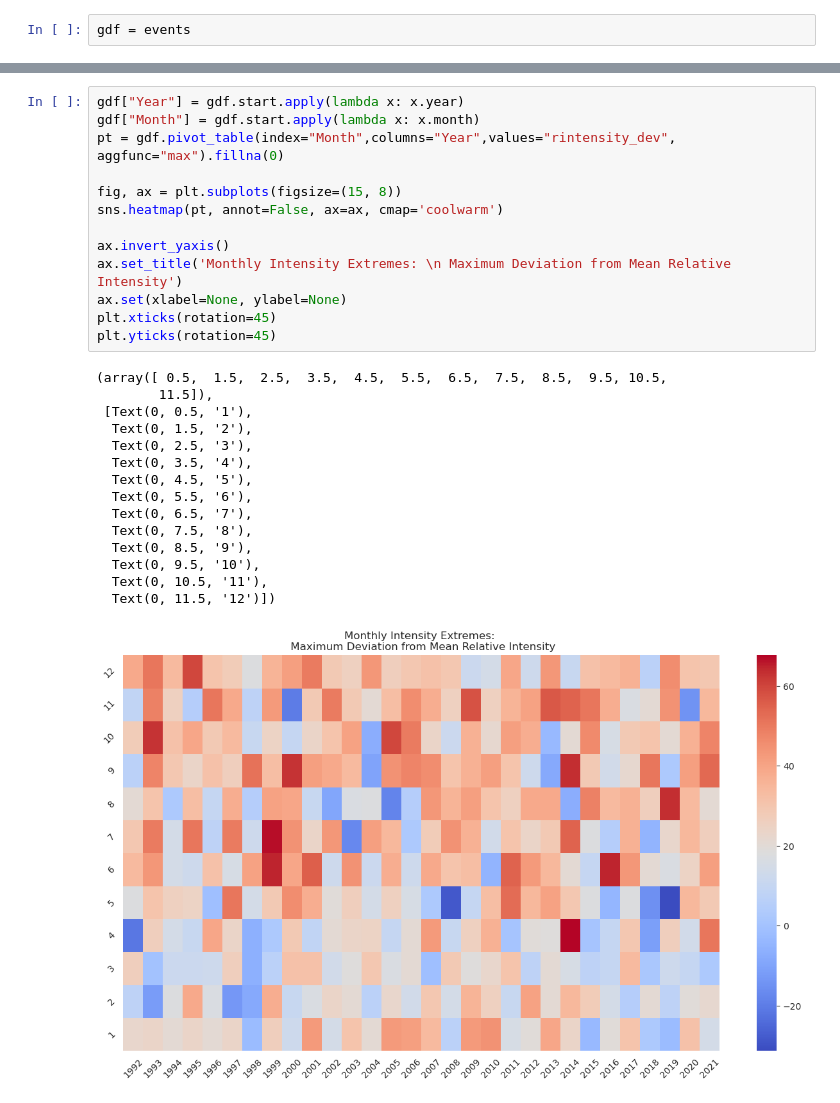
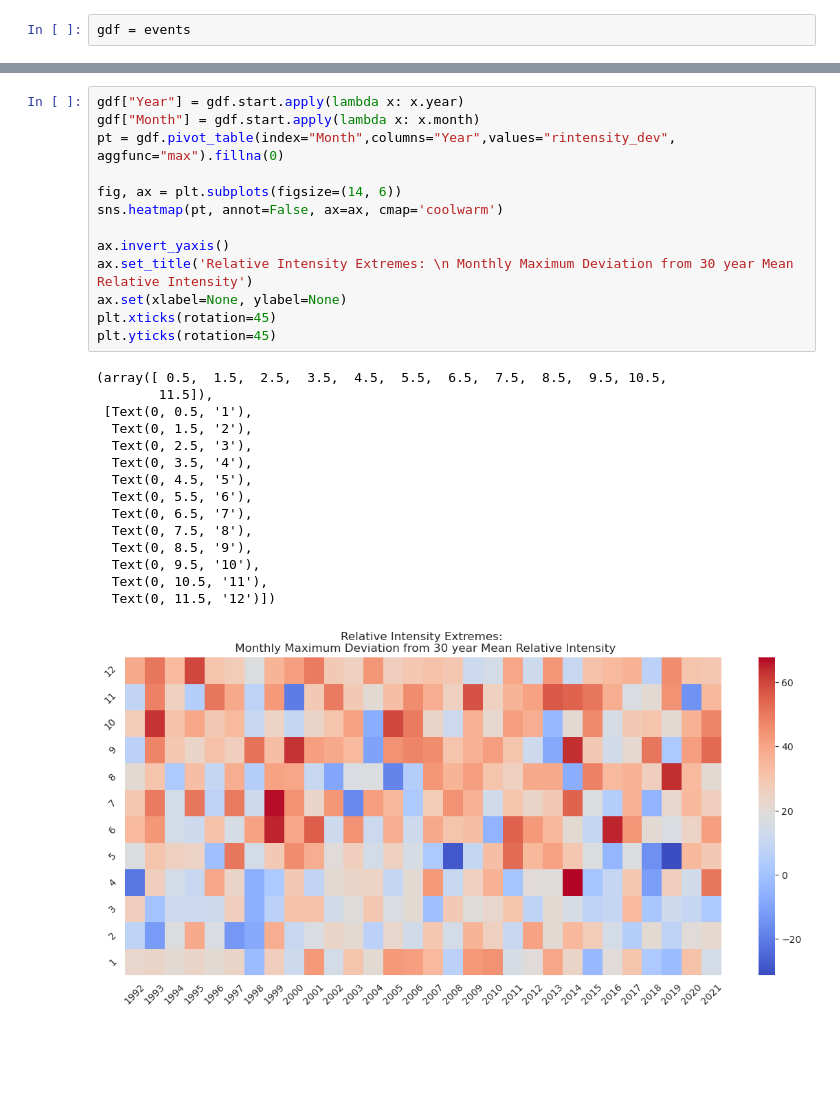
Before and after one commit to ua-snap/ar_avalanche, a Jupyter notebook: AR_QC.ipynb, the cells around one changed output, grey strips where cells are left out. Drawn from its saved outputs; the diff is of its cells as text; blank space fills up the shorter version.

```diff
--- a/AR_QC.ipynb
+++ b/AR_QC.ipynb
@@ -229,29 +270,29 @@ Name: rintensity_dev, Length: 1802, dtype: float64
 # %%
 gdf["Year"] = gdf.start.apply(lambda x: x.year)
 gdf["Month"] = gdf.start.apply(lambda x: x.month)
 pt = gdf.pivot_table(index="Month",columns="Year",values="rintensity_dev", aggfunc="max").fillna(0)
 
-fig, ax = plt.subplots(figsize=(15, 8))
+fig, ax = plt.subplots(figsize=(14, 6))
 sns.heatmap(pt, annot=False, ax=ax, cmap='coolwarm')
 
 ax.invert_yaxis()
-ax.set_title('Monthly Intensity Extremes: \n Maximum Deviation from Mean Relative Intensity')
+ax.set_title('Relative Intensity Extremes: \n Monthly Maximum Deviation from 30 year Mean Relative Intensity')
 ax.set(xlabel=None, ylabel=None)
 plt.xticks(rotation=45)
 plt.yticks(rotation=45)
 # %% [output]
 (array([ 0.5,  1.5,  2.5,  3.5,  4.5,  5.5,  6.5,  7.5,  8.5,  9.5, 10.5,
         11.5]),
  [Text(0, 0.5, '1'),
   Text(0, 1.5, '2'),
   Text(0, 2.5, '3'),
   Text(0, 3.5, '4'),
   Text(0, 4.5, '5'),
   Text(0, 5.5, '6'),
   Text(0, 6.5, '7'),
   Text(0, 7.5, '8'),
   Text(0, 8.5, '9'),
   Text(0, 9.5, '10'),
   Text(0, 10.5, '11'),
   Text(0, 11.5, '12')])
-[figure, old version]
+[figure, new version]
```
Also changed, not shown: parts of 20 cells of this notebook.
